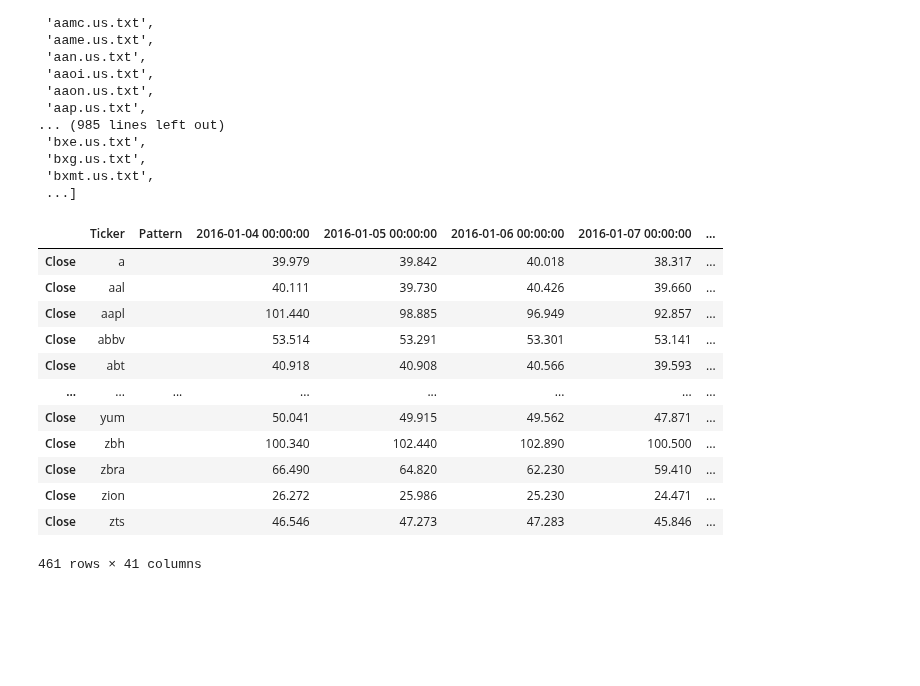
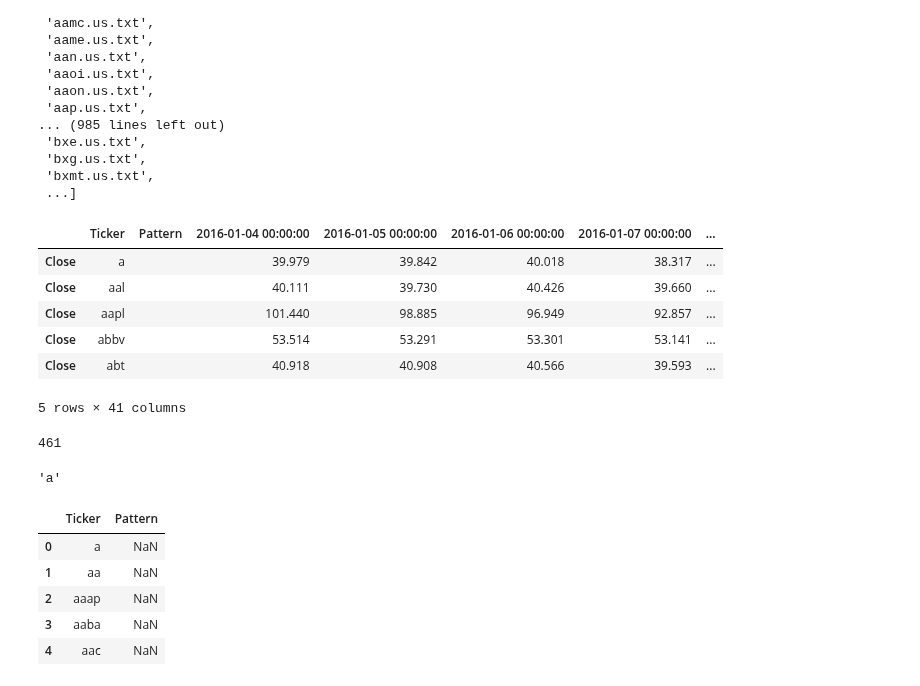
Before and after one commit to tcarlucc/machine-learning-final, a Jupyter notebook: stock_trend_classifier.ipynb, the cells around one changed output. Saved outputs shown, nothing was run; the diff lists cells and outputs as text; code cells hidden in the pictures; blank space fills up the shorter version.

```diff
--- a/stock_trend_classifier.ipynb
+++ b/stock_trend_classifier.ipynb
@@ -97,21 +98,15 @@ def create_stock_dataframe(n):
     return stocks
 # %%
 stock_data = create_stock_dataframe(503)
-stock_data
+stock_data.head()
 # %% [output]
 |  | Ticker | Pattern | 2016-01-04 00:00:00 | 2016-01-05 00:00:00 | 2016-01-06 00:00:00 | 2016-01-07 00:00:00 | ... |
 | Close | a |  | 39.979 | 39.842 | 40.018 | 38.317 | ... |
 | Close | aal |  | 40.111 | 39.730 | 40.426 | 39.660 | ... |
 | Close | aapl |  | 101.440 | 98.885 | 96.949 | 92.857 | ... |
 | Close | abbv |  | 53.514 | 53.291 | 53.301 | 53.141 | ... |
 | Close | abt |  | 40.918 | 40.908 | 40.566 | 39.593 | ... |
-| ... | ... | ... | ... | ... | ... | ... | ... |
-| Close | yum |  | 50.041 | 49.915 | 49.562 | 47.871 | ... |
-| Close | zbh |  | 100.340 | 102.440 | 102.890 | 100.500 | ... |
-| Close | zbra |  | 66.490 | 64.820 | 62.230 | 59.410 | ... |
-| Close | zion |  | 26.272 | 25.986 | 25.230 | 24.471 | ... |
-| Close | zts |  | 46.546 | 47.273 | 47.283 | 45.846 | ... |
-461 rows × 41 columns
+5 rows × 41 columns
 # %%
 %%capture
 # Capture restricts the cell from producing output into the notebook
@@ -127,0 +123,20 @@ create_charts(stock_data)
+# %%
+len(stock_data)
+# %% [output]
+461
+# %%
+image_names = os.listdir("Images")
+image_names[0].split('.')[0]
+# %% [output]
+'a'
+# %%
+images = [x.split('.')[0] for x in image_names]
+labeled_data = pd.DataFrame({'Ticker': images, 'Pattern': np.nan})
+labeled_data.head()
+# %% [output]
+|  | Ticker | Pattern |
+| 0 | a | NaN |
+| 1 | aa | NaN |
+| 2 | aaap | NaN |
+| 3 | aaba | NaN |
+| 4 | aac | NaN |
```
Also changed, not shown: parts of 7 cells of this notebook, 1 other file.
